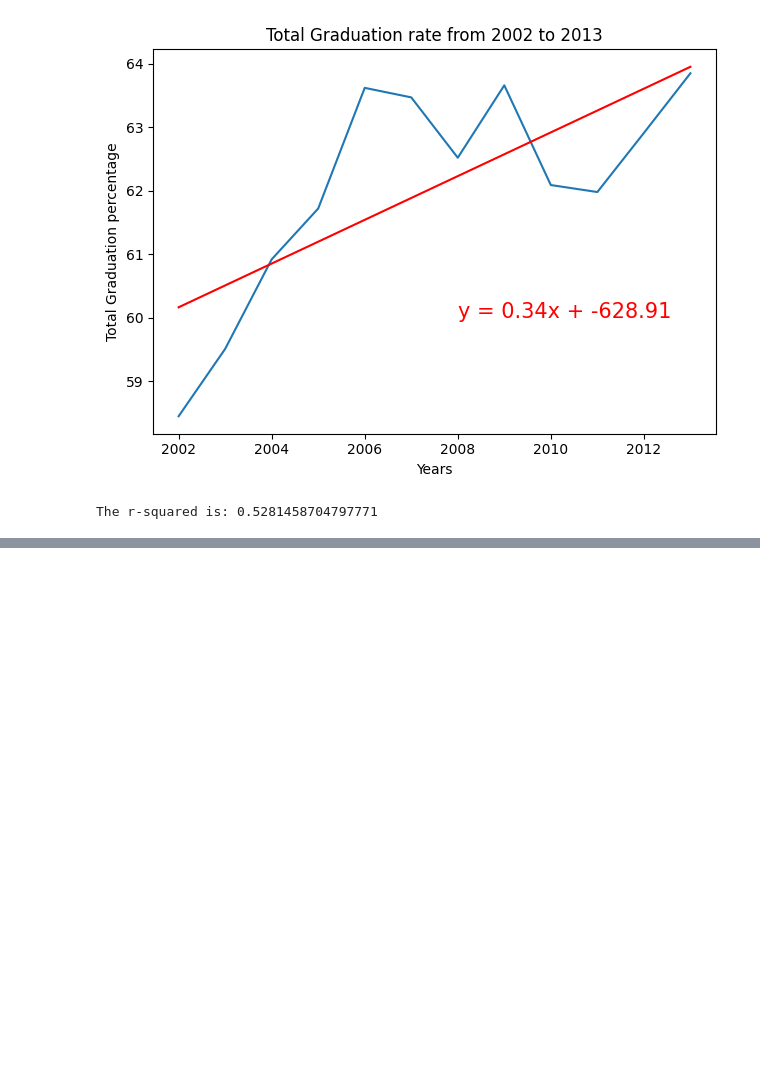
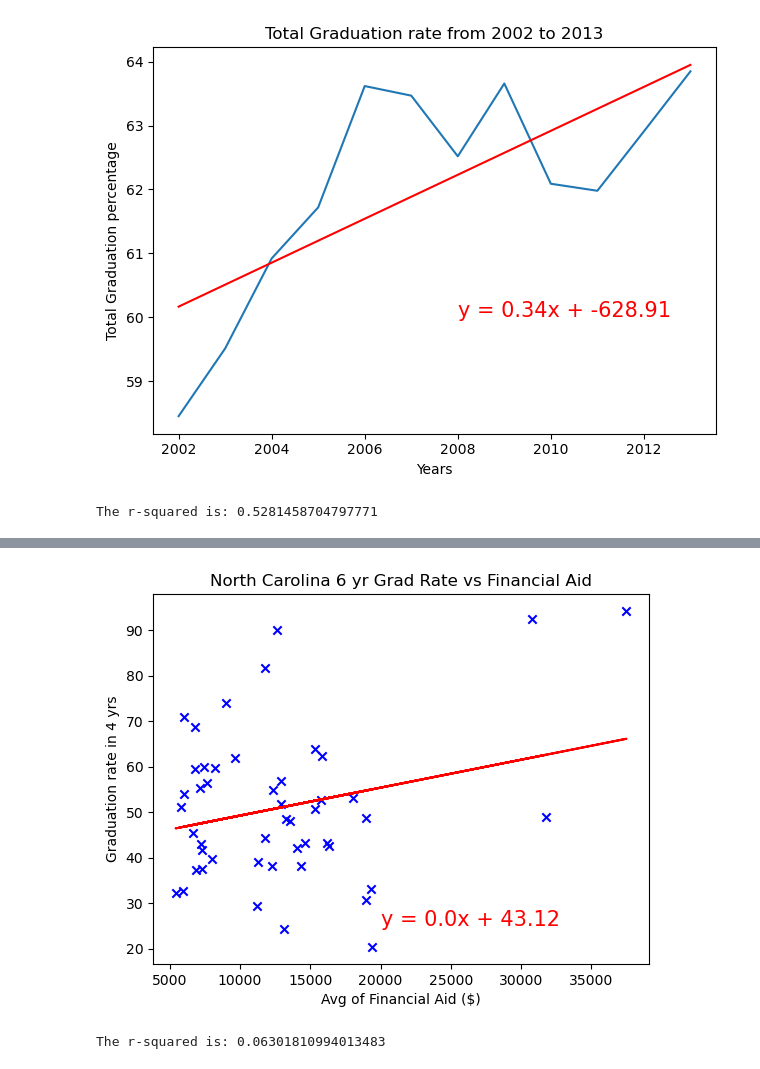
Before and after one commit to will5722/Trends-in-Education, a Jupyter notebook: project4.ipynb, the cells around one changed output, grey strips where cells are left out. Saved outputs shown, nothing was run; the diff lists cells and outputs as text; code cells hidden in the pictures; blank space fills up the shorter version.

```diff
--- a/project4.ipynb
+++ b/project4.ipynb
@@ -672,0 +788,23 @@ The r-squared is: 0.5281458704797771
+# %%
+x_value = NC_df['aid_value']
+y_value = NC_df['grad_150_value']
+
+(slope, intercept, rvalue, pvalue, stderr) = linregress(x_value, y_value)
+regress_value = x_value * slope + intercept
+line_eq = "y = " + str(round(slope,2)) + "x + " + str(round(intercept,2))
+plt.scatter(x_value, y_value, color='b', marker='x')
+plt.plot(x_value, regress_value, "r-")
+plt.ylabel('Graduation rate in 4 yrs')
+plt.xlabel('Avg of Financial Aid ($)')
+plt.title('North Carolina 6 yr Grad Rate vs Financial Aid')
+plt.annotate(line_eq, (20000,25), fontsize=15, color="red")
+plt.show()
+print(f"The r-squared is: {rvalue**2}")
+#print(f"The line equation is: {line_eq}")
+
+#correlation = st.pearsonr(x_value, y_value)
+#print(f'The correlation is {round(correlation[0],2)}')
+#plt.savefig(".png")
+# %% [output]
+[figure, added]
+The r-squared is: 0.06301810994013483
```
Also changed, not shown: parts of 12 cells of this notebook, 1 other file.
